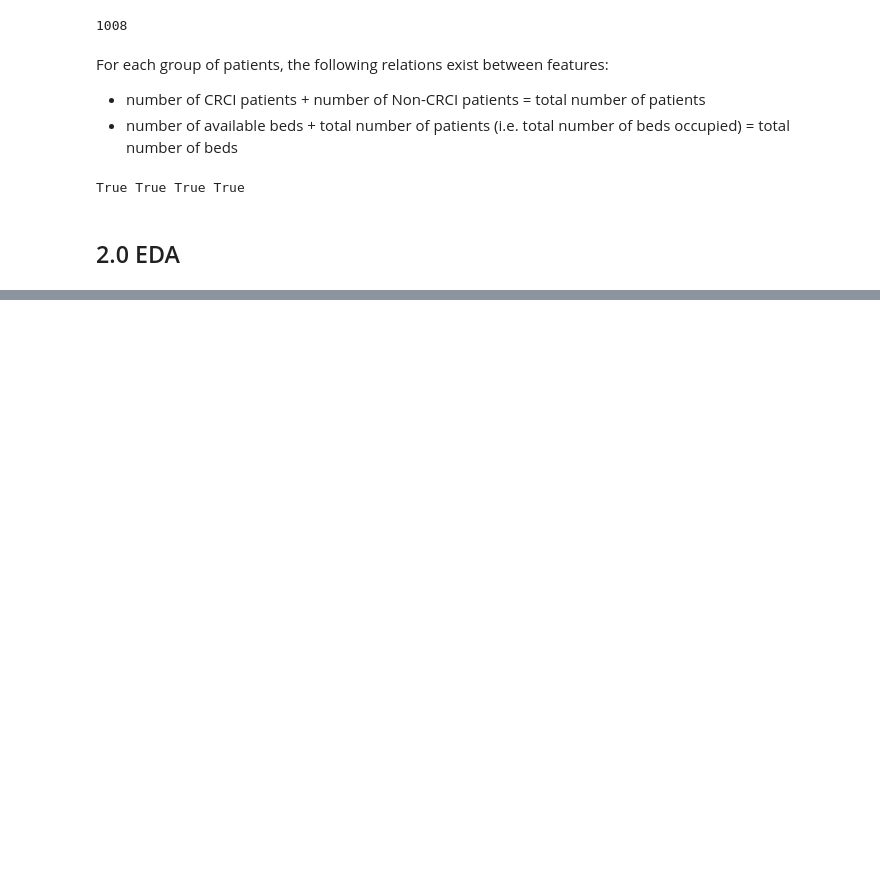
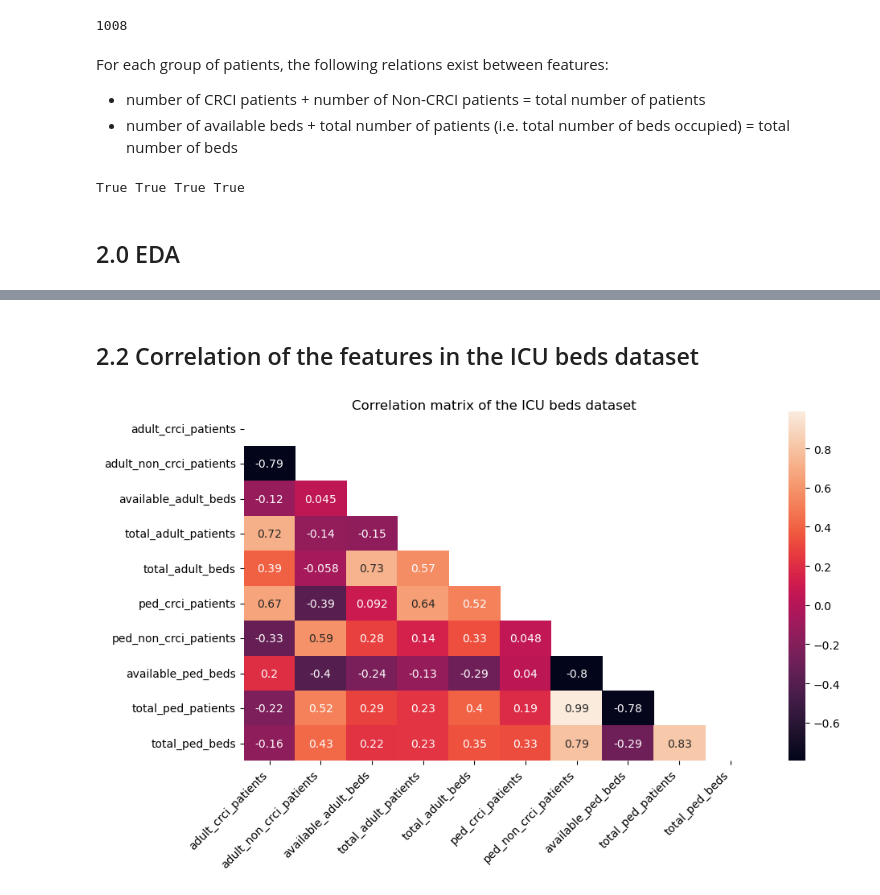
Before and after one commit to skullfort/covid-19-icu, a Jupyter notebook: analysis/icu_beds_analysis.ipynb, the cells around one changed output, grey strips where cells are left out. Drawn from its saved outputs; the diff is of its cells as text; code cells hidden in the pictures; blank space fills up the shorter version.

```diff
--- a/analysis/icu_beds_analysis.ipynb
+++ b/analysis/icu_beds_analysis.ipynb
@@ -110,0 +127,16 @@ index_1st_yearly_entry = df_icu_beds[~df_icu_beds.index.year.duplicated()].index
+# %% [markdown]
+## 2.2 Correlation of the features in the ICU beds dataset
+# %%
+corr_matrix = df_icu_beds.corr()
+mask = np.zeros_like(corr_matrix)
+mask[np.triu_indices_from(mask)] = True
+
+fig, ax = plt.subplots(figsize=(10, 6))
+sns.heatmap(df_icu_beds.corr(), ax=ax, mask=mask, annot=True)
+ax.set_xticklabels(labels=corr_matrix.columns, rotation=45, ha='right')
+
+fig.suptitle('Correlation matrix of the ICU beds dataset', y=1)
+fig.tight_layout()
+fig.savefig('../output/correlation_matrix.png', bbox_inches='tight')
+# %% [output]
+[figure, added]
```
Also changed, not shown: parts of 21 cells of this notebook, 14 other files.
